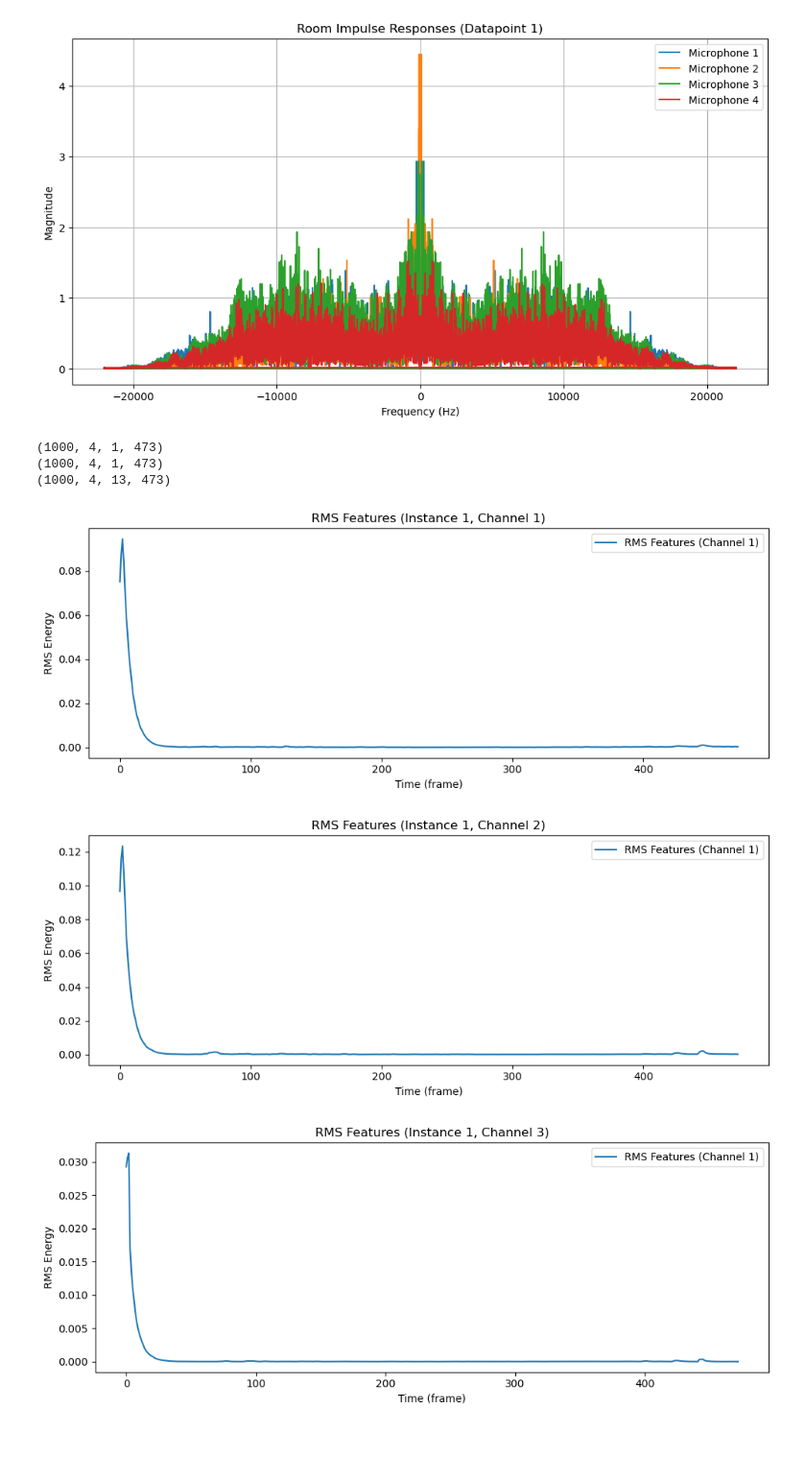
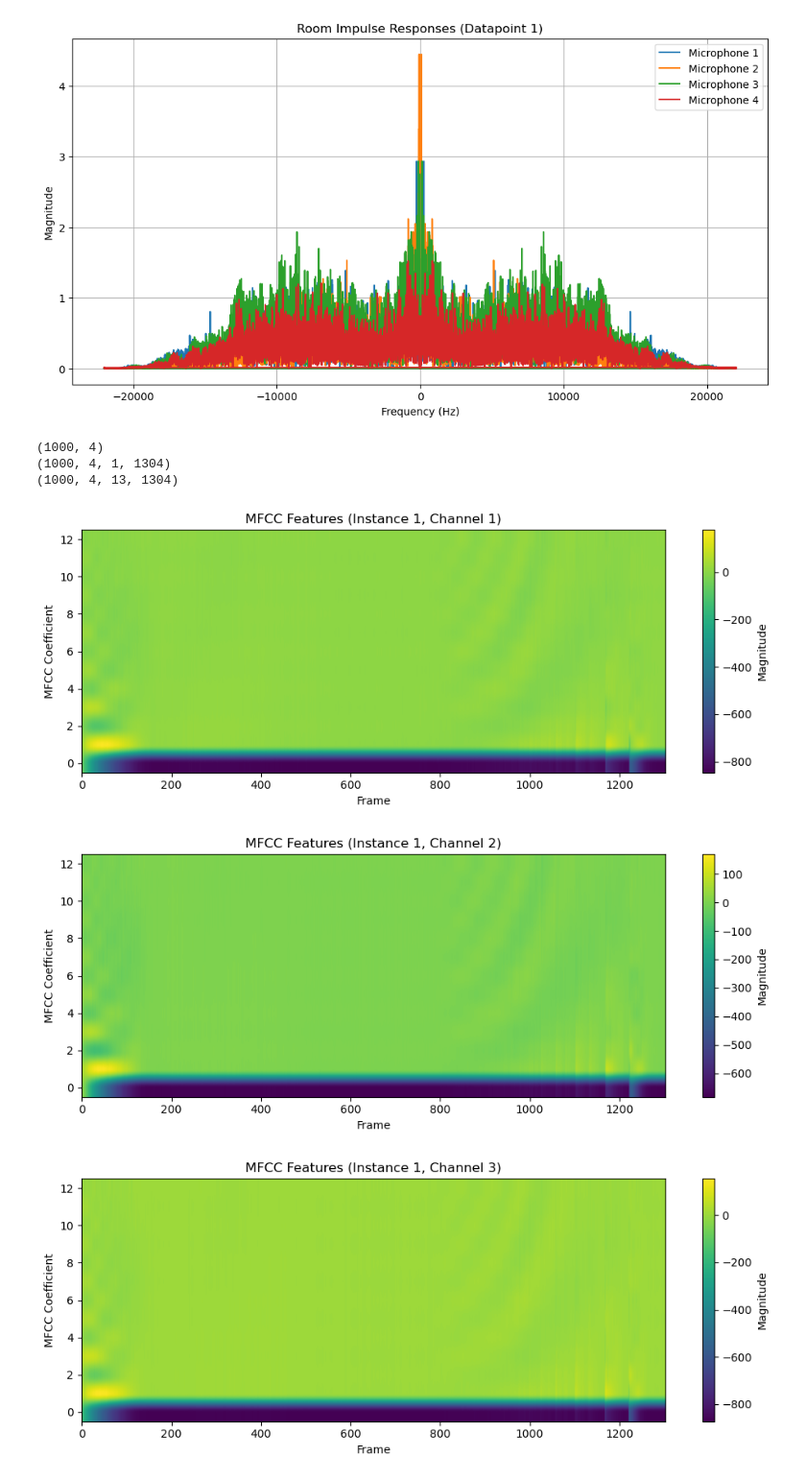
Before and after one commit to christopherT02/Acoustic-Hackathon, a Jupyter notebook: src/data.ipynb, the cells around one changed output. Shown at 96% size. Cells and saved outputs as stored; diff of their text form; code cells hidden in the pictures; blank space fills up the shorter version.

```diff
--- a/src/data.ipynb
+++ b/src/data.ipynb
@@ -145,33 +151,38 @@ plt.show()
 # %% [output]
 [figure]
 # %%
+from tqdm import tqdm
+
 sampling_rate = 44100
 preprocessed_data_mfcc = []
 preprocessed_data_rms = []
 preprocessed_data_zcr = []
 
-for instance_index in range(deconvoled_trim.shape[0]):
+# Wrap the outer loop with tqdm for progress visualization
+for instance_index in tqdm(range(deconvoled_trim.shape[0])):
     instance_data_mfcc = []
     instance_data_zcr = []
     instance_data_rms = []
     for channel_index in range(deconvoled_trim.shape[1]):
         # Filtering
-        filtered_signal = signal.medfilt(deconvoled_trim[instance_index, channel_index, :], kernel_size=3)
+        #filtered_signal = signal.medfilt(deconvoled_trim[instance_index, channel_index, :], kernel_size=3)
 
         # Normalization
-        normalized_signal = librosa.util.normalize(filtered_signal)
+        normalized_signal = librosa.util.normalize(deconvoled_trim[instance_index, channel_index, :])
 
         # Resampling
-        resampled_signal = librosa.resample(normalized_signal, orig_sr=sampling_rate, target_sr=16000)
+        #resampled_signal = librosa.resample(normalized_signal, orig_sr=sampling_rate, target_sr=16000)
 
         # Feature extraction
+        # MFCC features
+        mfcc_features = librosa.feature.mfcc(y=normalized_signal, sr=16000, n_mfcc=13)
 
-        # MFCC features
-        mfcc_features = librosa.feature.mfcc(y=resampled_signal, sr=16000, n_mfcc=13)
-        # RMS Energy
-        rms_features = librosa.feature.rms(y=resampled_signal)
+        # RMS features
+        rms_features = np.sqrt(np.mean(normalized_signal**2))
+        # rms_features = librosa.feature.rms(y=normalized_signal)
+
         # Zero-Crossing Rate
-        zero_crossing_rate = librosa.feature.zero_crossing_rate(y=resampled_signal)
+        zero_crossing_rate = librosa.feature.zero_crossing_rate(y=normalized_signal)
 
         instance_data_mfcc.append(mfcc_features)
         instance_data_zcr.append(zero_crossing_rate)
@@ -225,31 +236,31 @@ print(preprocessed_data_rms.shape)
 print(preprocessed_data_zcr.shape)
 print(preprocessed_data_mfcc.shape)
 # %% [output]
-(1000, 4, 1, 473)
-(1000, 4, 1, 473)
-(1000, 4, 13, 473)
+(1000, 4)
+(1000, 4, 1, 1304)
+(1000, 4, 13, 1304)
 # %%
 # Plot audio features for each instance and channel
-for instance_index in range(preprocessed_data_rms.shape[0]):
-    for channel_index in range(preprocessed_data_rms.shape[1]):
-        rms_features = preprocessed_data_rms[instance_index, channel_index]
-        plot_audio_features(rms_features=rms_features, instance_index=instance_index, channel_index=channel_index)
-    break
+#for instance_index in range(preprocessed_data_rms.shape[0]):
+#    for channel_index in range(preprocessed_data_rms.shape[1]):
+#        rms_features = preprocessed_data_rms[instance_index, channel_index]
+#        plot_audio_features(rms_features=rms_features, instance_index=instance_index, channel_index=channel_index)
+#    break
 
 # Plot audio features for each instance and channel
 for instance_index in range(preprocessed_data_mfcc.shape[0]):
     for channel_index in range(preprocessed_data_mfcc.shape[1]):
         mfcc_features = preprocessed_data_mfcc[instance_index, channel_index]
         plot_audio_features(mfcc_features=mfcc_features, instance_index=instance_index, channel_index=channel_index)
     break
 
 # Plot audio features for each instance and channel
 for instance_index in range(preprocessed_data_zcr.shape[0]):
     for channel_index in range(preprocessed_data_zcr.shape[1]):
         zero_crossing_rate = preprocessed_data_zcr[instance_index, channel_index]
         plot_audio_features(zero_crossing_rate=zero_crossing_rate, instance_index=instance_index, channel_index=channel_index)
     break
 # %% [output]
-[figure, old version]
+[figure, new version]
-[figure, old version]
+[figure, new version]
-[figure, old version]
+[figure, new version]
```
Also changed, not shown: parts of 21 cells of this notebook.
